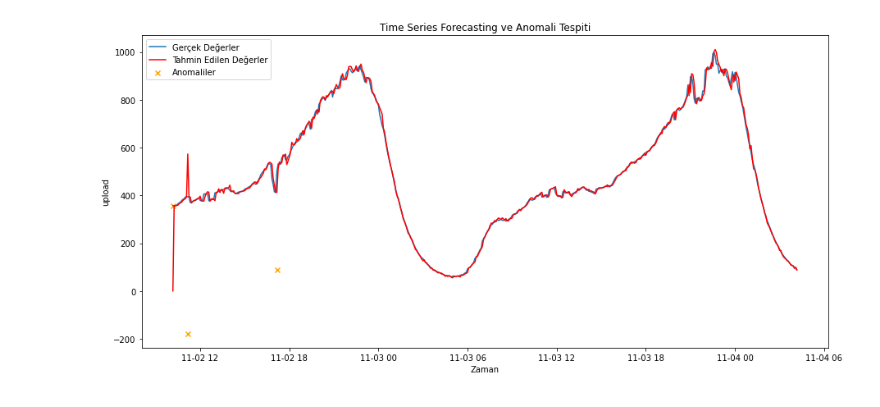
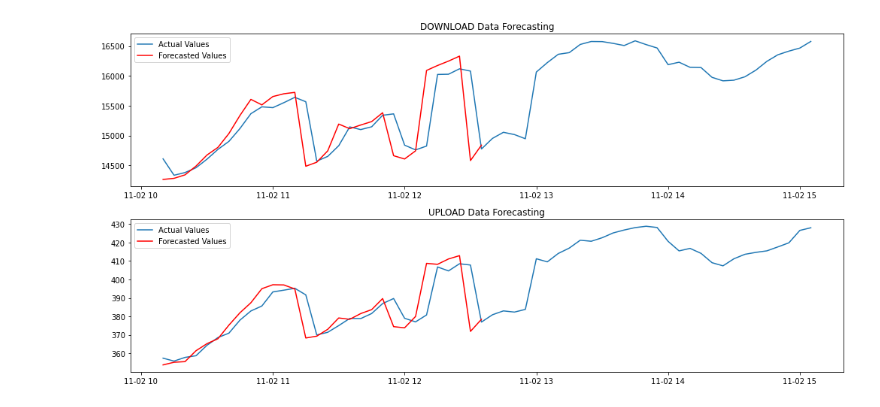
Before and after one commit to cmelisa/hackathon, a Jupyter notebook: iki.ipynb, the cells around one changed output. Drawn from its saved outputs; the diff is of its cells as text; code cells hidden in the pictures.

```diff
--- a/iki.ipynb
+++ b/iki.ipynb
@@ -76,13 +12,46 @@ anomalies = residuals[abs(residuals) > anomaly_threshold]
-# %%
-# Sonuçları görselleştirme
-plt.figure(figsize=(15, 7))
-plt.plot(up load_series, label='Gerçek Değerler')
-plt.plot(in_sample_preds, color='red', label='Tahmin Edilen Değerler')
-plt.scatter(anomalies.index, anomalies, color='orange', label='Anomaliler', marker='x')
-plt.xlabel('Zaman')
-plt.ylabel('upload')
-plt.title('Time Series Forecasting ve Anomali Tespiti')
-plt.legend()
-plt.show()
-# %% [output]
-[figure, removed]
+# %%
+# Fill missing values with column mean
+data['DOWNLOAD'].fillna(data['DOWNLOAD'].mean(), inplace=True)
+data['UPLOAD'].fillna(data['UPLOAD'].mean(), inplace=True)
+# %%
+# Set TIME_STAMP as index
+data.set_index('TIME_STAMP', inplace=True)
+
+# Separate data into 'DOWNLOAD' and 'UPLOAD' series
+download_series = data['DOWNLOAD']
+upload_series = data['UPLOAD']
+# %%
+# ARIMA model training function
+def train_arima(series, order=(5,1,0)):
+    model = ARIMA(series, order=order)
+    model_fit = model.fit()
+    return model_fit
+
+# 2. ARIMA Modeli Eğitme ve Tahminleme
+# Train ARIMA models for DOWNLOAD and UPLOAD series
+download_model = train_arima(download_series)
+upload_model = train_arima(upload_series)
+# %%
+# Forecasting (e.g., for the last 30 observations)
+download_forecast = download_model.predict(start=len(download_series)-30, end=len(download_series)-1, dynamic=False)
+upload_forecast = upload_model.predict(start=len(upload_series)-30, end=len(upload_series)-1, dynamic=False)
+# %%
+# 3. Tahmin Değerlerini Görselleştirme
+plt.figure(figsize=(14, 7))
+
+plt.subplot(2, 1, 1)
+plt.plot(download_series[-60:], label='Actual Values')
+plt.plot(download_forecast, color='red', label='Forecasted Values')
+plt.title('DOWNLOAD Data Forecasting')
+plt.legend()
+
+plt.subplot(2, 1, 2)
+plt.plot(upload_series[-60:], label='Actual Values')
+plt.plot(upload_forecast, color='red', label='Forecasted Values')
+plt.title('UPLOAD Data Forecasting')
+plt.legend()
+
+plt.tight_layout()
+plt.show()
+# %% [output]
+[figure, added]
```
Also changed, not shown: parts of 20 cells of this notebook.
